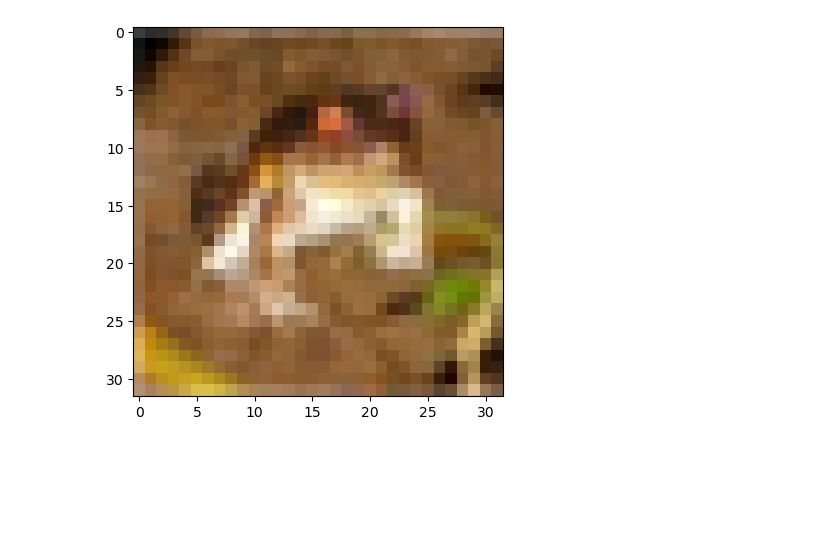
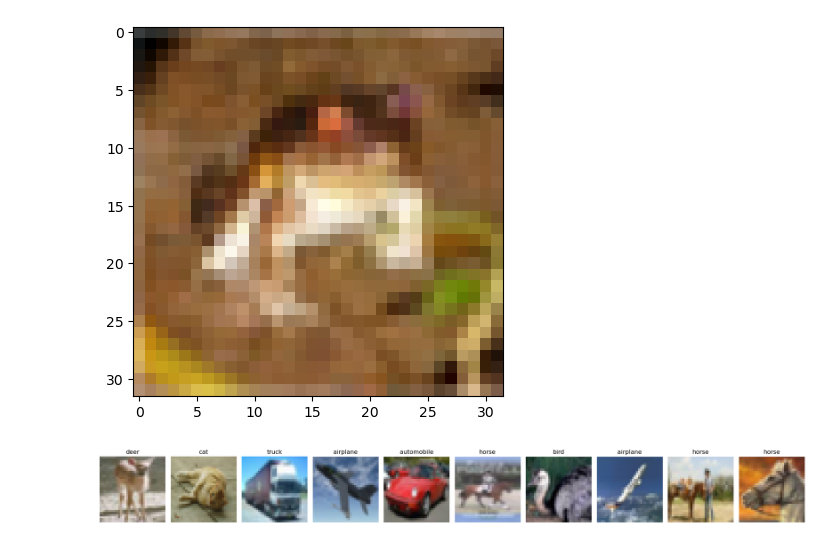
Before and after one commit to lamiselsayed/Computer-Vision-Repository, a Jupyter notebook: our files/cnn-rana.ipynb, the cells around one changed output. Cells and saved outputs as stored; diff of their text form; code cells hidden in the pictures; blank space fills up the shorter version.

```diff
--- a/our files/cnn-rana.ipynb
+++ b/our files/cnn-rana.ipynb
@@ -75,9 +60,17 @@ torch.Size([3, 32, 32])
 # %%
 images, labels = next(iter(train_dataloader))
 
 idx_to_class = {value: key for key, value in trainset.class_to_idx.items()}
 
-plt.figure(figsize=(20,30))
-for i in range (10):
-    plt.subplot(1,10,i+1)
-    plt.tight_layout()
+plt.figure(figsize = (20, 30))
+
+for i in range(10):
+    plt.subplot(1, 10, i + 1)
+    plt.imshow(transform_back(images[i]))
+    plt.axis('off')
+    plt.title(idx_to_class[labels[i].item()])
+
+plt.tight_layout()
+plt.show()
+# %% [output]
+[figure, added]
```
Also changed, not shown: parts of 2 cells of this notebook.
